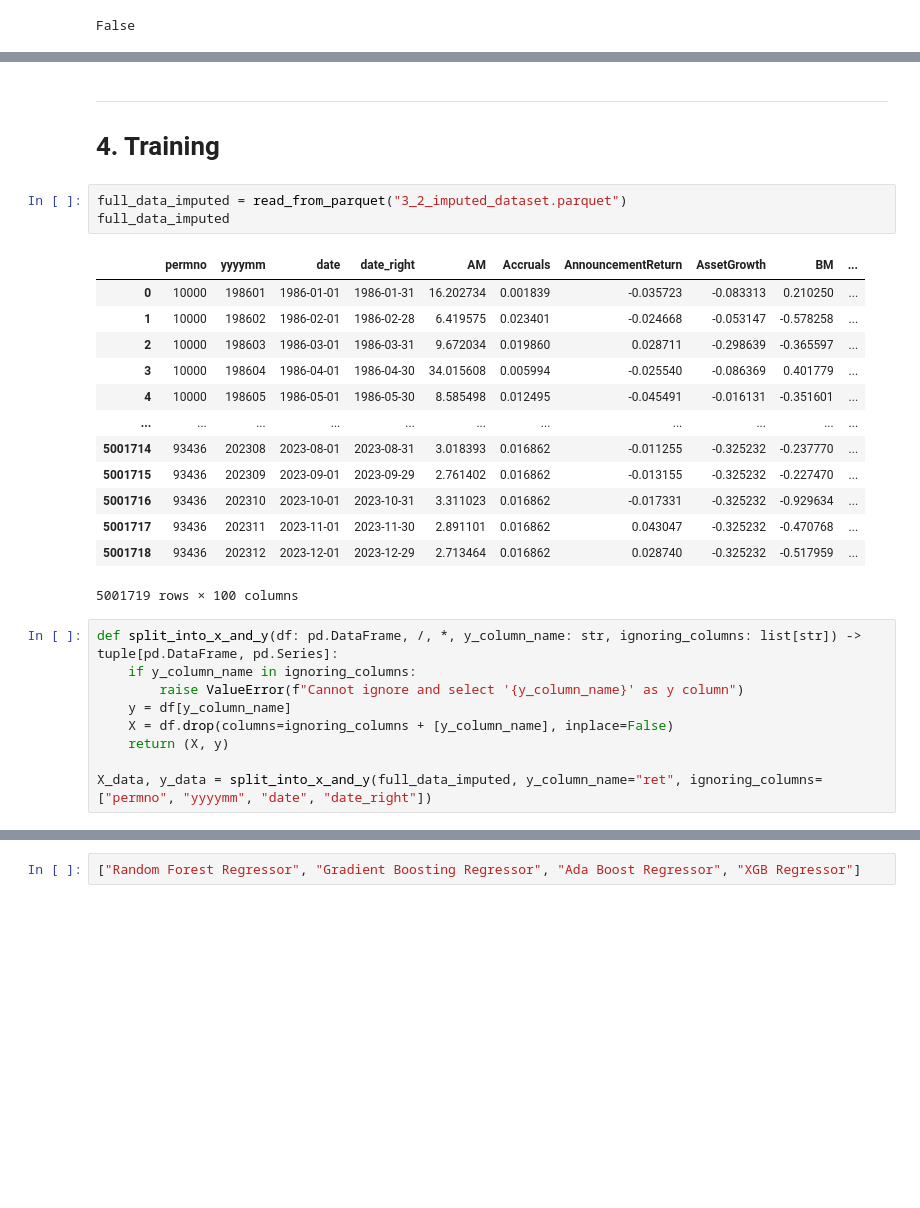
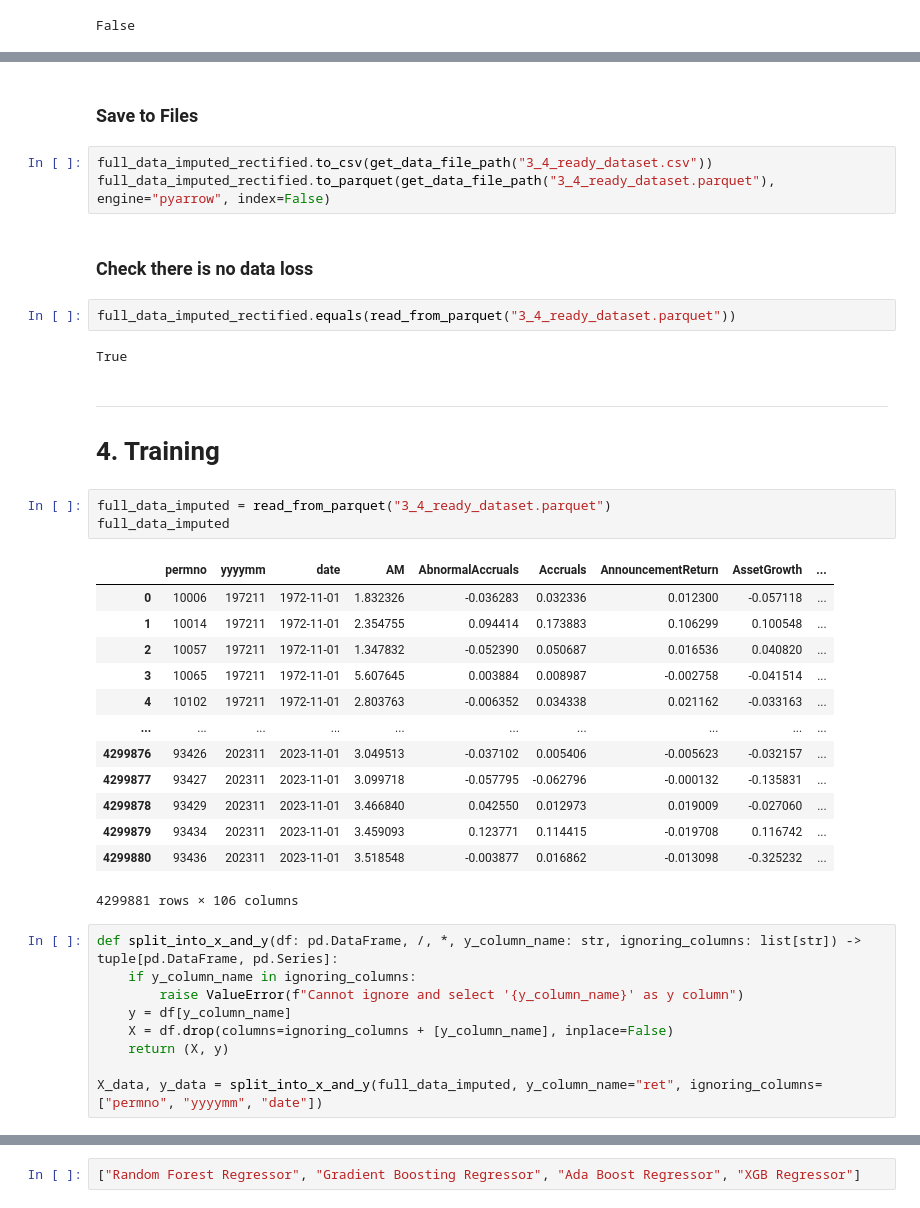
Before and after one commit to NicolasAlmerge/FIN407FinalProject, a Jupyter notebook: Predictors.ipynb, the cells around one changed output, grey strips where cells are left out. Cells and saved outputs as stored; diff of their text form; blank space fills up the shorter version.

```diff
--- a/Predictors.ipynb
+++ b/Predictors.ipynb
@@ -375,24 +485,35 @@ False
+# %% [markdown]
+### Save to Files
+# %%
+full_data_imputed_rectified.to_csv(get_data_file_path("3_4_ready_dataset.csv"))
+full_data_imputed_rectified.to_parquet(get_data_file_path("3_4_ready_dataset.parquet"), engine="pyarrow", index=False)
+# %% [markdown]
+### Check there is no data loss
+# %%
+full_data_imputed_rectified.equals(read_from_parquet("3_4_ready_dataset.parquet"))
+# %% [output]
+True
 # %% [markdown]
 <hr>
 
 # 4. Training
 # %%
-full_data_imputed = read_from_parquet("3_2_imputed_dataset.parquet")
+full_data_imputed = read_from_parquet("3_4_ready_dataset.parquet")
 full_data_imputed
 # %% [output]
-|  | permno | yyyymm | date | date_right | AM | Accruals | AnnouncementReturn | AssetGrowth | BM | ... |
-| 0 | 10000 | 198601 | 1986-01-01 | 1986-01-31 | 16.202734 | 0.001839 | -0.035723 | -0.083313 | 0.210250 | ... |
-| 1 | 10000 | 198602 | 1986-02-01 | 1986-02-28 | 6.419575 | 0.023401 | -0.024668 | -0.053147 | -0.578258 | ... |
-| 2 | 10000 | 198603 | 1986-03-01 | 1986-03-31 | 9.672034 | 0.019860 | 0.028711 | -0.298639 | -0.365597 | ... |
-| 3 | 10000 | 198604 | 1986-04-01 | 1986-04-30 | 34.015608 | 0.005994 | -0.025540 | -0.086369 | 0.401779 | ... |
-| 4 | 10000 | 198605 | 1986-05-01 | 1986-05-30 | 8.585498 | 0.012495 | -0.045491 | -0.016131 | -0.351601 | ... |
-| ... | ... | ... | ... | ... | ... | ... | ... | ... | ... | ... |
-| 5001714 | 93436 | 202308 | 2023-08-01 | 2023-08-31 | 3.018393 | 0.016862 | -0.011255 | -0.325232 | -0.237770 | ... |
-| 5001715 | 93436 | 202309 | 2023-09-01 | 2023-09-29 | 2.761402 | 0.016862 | -0.013155 | -0.325232 | -0.227470 | ... |
-| 5001716 | 93436 | 202310 | 2023-10-01 | 2023-10-31 | 3.311023 | 0.016862 | -0.017331 | -0.325232 | -0.929634 | ... |
-| 5001717 | 93436 | 202311 | 2023-11-01 | 2023-11-30 | 2.891101 | 0.016862 | 0.043047 | -0.325232 | -0.470768 | ... |
-| 5001718 | 93436 | 202312 | 2023-12-01 | 2023-12-29 | 2.713464 | 0.016862 | 0.028740 | -0.325232 | -0.517959 | ... |
+|  | permno | yyyymm | date | AM | AbnormalAccruals | Accruals | AnnouncementReturn | AssetGrowth | ... |
+| 0 | 10006 | 197211 | 1972-11-01 | 1.832326 | -0.036283 | 0.032336 | 0.012300 | -0.057118 | ... |
+| 1 | 10014 | 197211 | 1972-11-01 | 2.354755 | 0.094414 | 0.173883 | 0.106299 | 0.100548 | ... |
+| 2 | 10057 | 197211 | 1972-11-01 | 1.347832 | -0.052390 | 0.050687 | 0.016536 | 0.040820 | ... |
+| 3 | 10065 | 197211 | 1972-11-01 | 5.607645 | 0.003884 | 0.008987 | -0.002758 | -0.041514 | ... |
+| 4 | 10102 | 197211 | 1972-11-01 | 2.803763 | -0.006352 | 0.034338 | 0.021162 | -0.033163 | ... |
+| ... | ... | ... | ... | ... | ... | ... | ... | ... | ... |
+| 4299876 | 93426 | 202311 | 2023-11-01 | 3.049513 | -0.037102 | 0.005406 | -0.005623 | -0.032157 | ... |
+| 4299877 | 93427 | 202311 | 2023-11-01 | 3.099718 | -0.057795 | -0.062796 | -0.000132 | -0.135831 | ... |
+| 4299878 | 93429 | 202311 | 2023-11-01 | 3.466840 | 0.042550 | 0.012973 | 0.019009 | -0.027060 | ... |
+| 4299879 | 93434 | 202311 | 2023-11-01 | 3.459093 | 0.123771 | 0.114415 | -0.019708 | 0.116742 | ... |
+| 4299880 | 93436 | 202311 | 2023-11-01 | 3.518548 | -0.003877 | 0.016862 | -0.013098 | -0.325232 | ... |
-5001719 rows × 100 columns
+4299881 rows × 106 columns
 # %%
 def split_into_x_and_y(df: pd.DataFrame, /, *, y_column_name: str, ignoring_columns: list[str]) -> tuple[pd.DataFrame, pd.Series]:
     if y_column_name in ignoring_columns:
@@ -401,4 +522,4 @@ def split_into_x_and_y(df: pd.DataFrame, /, *, y_column_name: str, ignoring_colu
     X = df.drop(columns=ignoring_columns + [y_column_name], inplace=False)
     return (X, y)
 
-X_data, y_data = split_into_x_and_y(full_data_imputed, y_column_name="ret", ignoring_columns=["permno", "yyyymm", "date", "date_right"])
+X_data, y_data = split_into_x_and_y(full_data_imputed, y_column_name="ret", ignoring_columns=["permno", "yyyymm", "date"])
```
Also changed, not shown: parts of 37 cells of this notebook, 1 other file.
